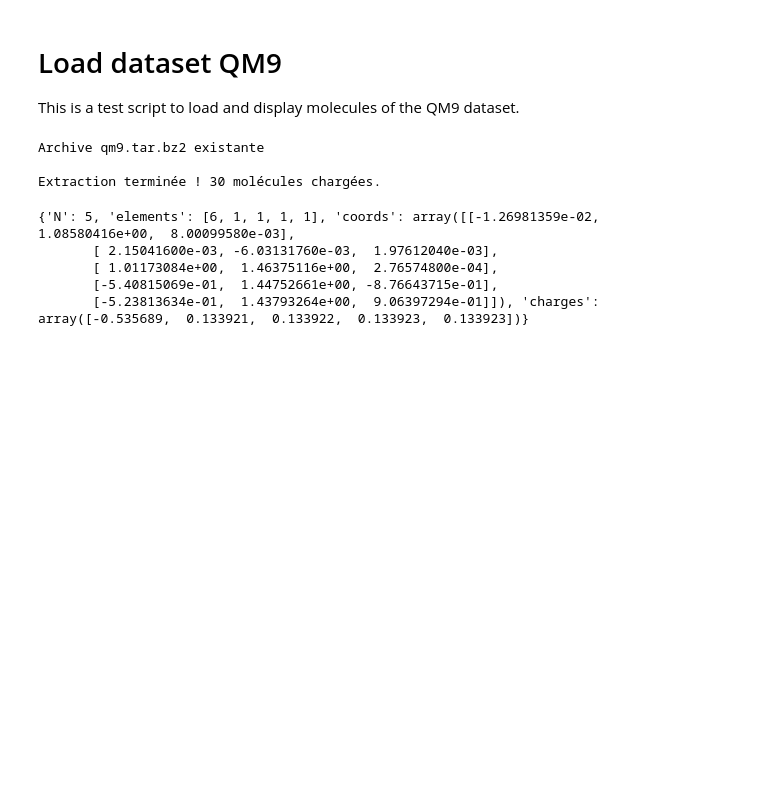
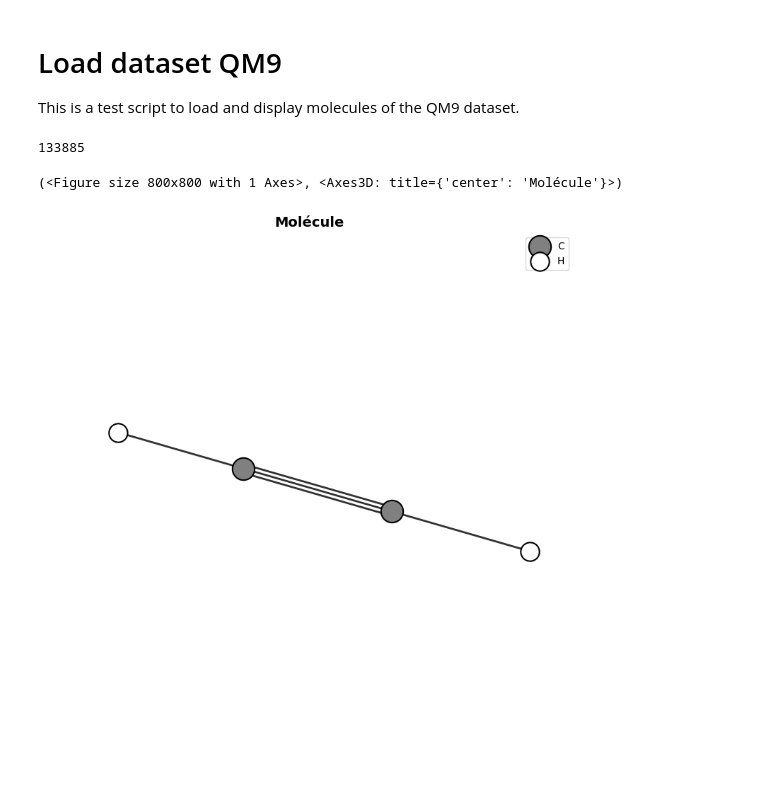
Before and after one commit to mdb0/Equivariant-Diffusion-for-Molecule-Generation-in-3D, a Jupyter notebook: load_and_display_mol.ipynb, the cells around one changed output. Drawn from its saved outputs; the diff is of its cells as text; code cells hidden in the pictures; blank space fills up the shorter version.

```diff
--- a/load_and_display_mol.ipynb
+++ b/load_and_display_mol.ipynb
@@ -8,15 +8 @@ from display_mol import plot_molecule, plot_multiple_molecules
 import matplotlib.pyplot as plt
-# %%
-molecules = qm9_fetch(30)
-# %% [output]
-Archive qm9.tar.bz2 existante
-
-Extraction terminée ! 30 molécules chargées.
-# %%
-print(molecules[0])
-# %% [output]
-{'N': 5, 'elements': [6, 1, 1, 1, 1], 'coords': array([[-1.26981359e-02,  1.08580416e+00,  8.00099580e-03],
-       [ 2.15041600e-03, -6.03131760e-03,  1.97612040e-03],
-       [ 1.01173084e+00,  1.46375116e+00,  2.76574800e-04],
-       [-5.40815069e-01,  1.44752661e+00, -8.76643715e-01],
-       [-5.23813634e-01,  1.43793264e+00,  9.06397294e-01]]), 'charges': array([-0.535689,  0.133921,  0.133922,  0.133923,  0.133923])}
@@ -23,3 +11,20 @@ print(molecules[0])
+# %%
+i = 0
+for e in ds.take(-1):
+    i += 1
+print(i)
+# %% [output]
+133885
+# %%
+
+molecules = []
+for e in ds.take(1000):
+    molecules += [mol_to_dict(e)]
+
+plot_molecule(molecules[3], figsize=(8, 8)) # 920
+# %% [output]
+(<Figure size 800x800 with 1 Axes>, <Axes3D: title={'center': 'Molécule'}>)
+[figure, added]
 # %%
 
 
```
Also changed, not shown: parts of 3 cells of this notebook, 8 other files.
